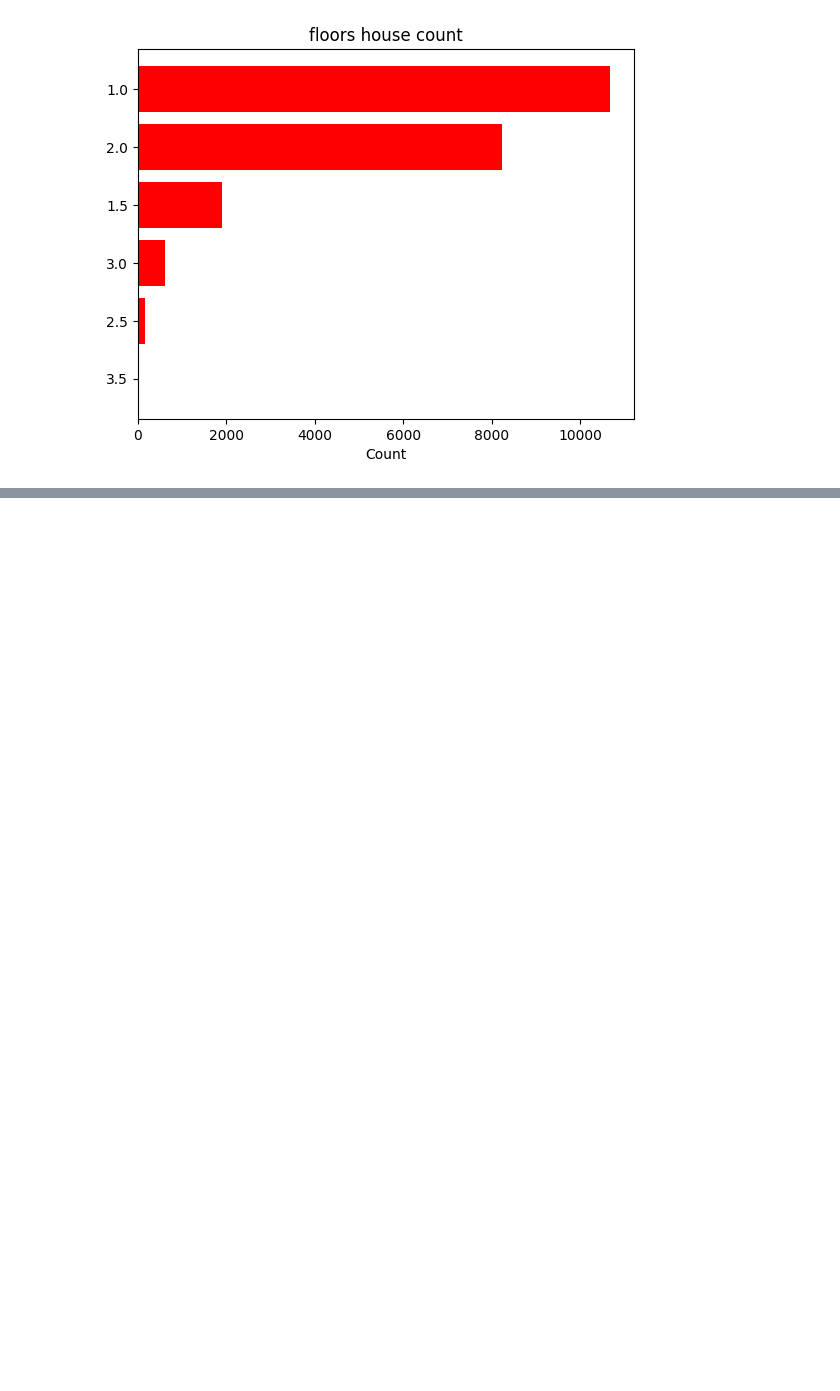
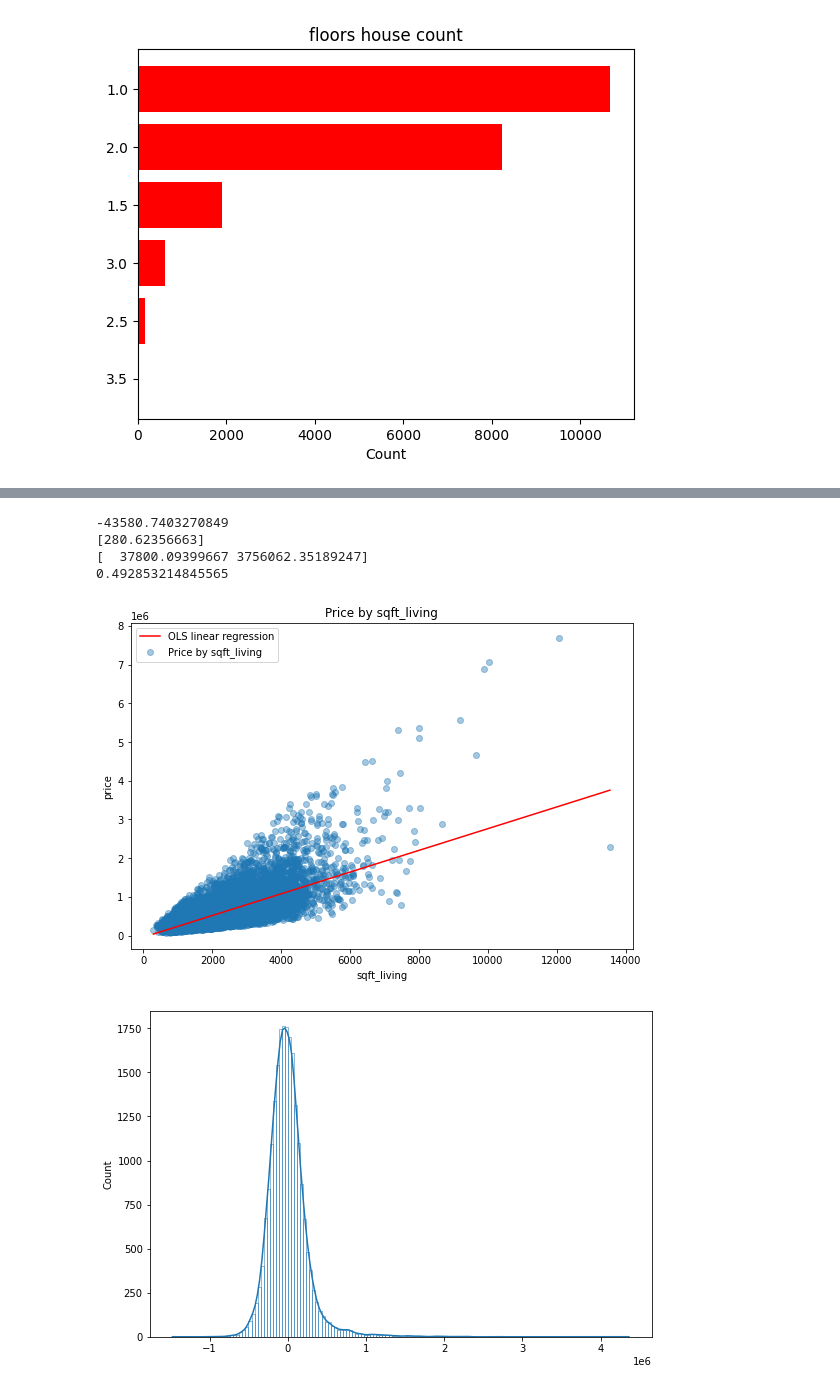
Before and after one commit to AlexHudnev/data_analysis, a Jupyter notebook: data_analysis.ipynb, the cells around one changed output, grey strips where cells are left out. Cells and saved outputs as stored; diff of their text form; code cells hidden in the pictures; blank space fills up the shorter version.

```diff
--- a/data_analysis.ipynb
+++ b/data_analysis.ipynb
@@ -99,0 +161,47 @@ plt.show()
+# %%
+from sklearn.linear_model import LinearRegression
+import seaborn as sns
+
+sqft_living = data['sqft_living'].values
+price = data['price'].values
+
+model = LinearRegression()
+
+model.fit(sqft_living.reshape(-1, 1), price)
+
+print(model.intercept_)
+print(model.coef_)
+
+
+# Нарисуем график с обучающими данными и моделью
+demo_x = np.array([sqft_living.min(), sqft_living.max()])
+demo_y = model.predict(demo_x.reshape(-1, 1))
+print(demo_y)
+
+plt.figure(figsize = (9, 6))
+plt.scatter(sqft_living, price, label = 'Price by sqft_living', alpha = 0.4)
+plt.plot(demo_x, demo_y, color = 'r', label = 'OLS linear regression')
+plt.xlabel('sqft_living')
+plt.ylabel('price')
+plt.title('Price by sqft_living')
+plt.legend()
+
+y_predicted = model.predict(sqft_living.reshape(-1,1))
+
+errors = price - y_predicted
+
+from sklearn.metrics import r2_score, mean_squared_error, mean_absolute_error
+print(r2_score(price, y_predicted))
+
+plt.figure(figsize = (9, 6))
+sns.histplot(x=errors,
+             bins=150,
+             fill=False,
+             kde=True);
+# %% [output]
+-43580.7403270849
+[280.62356663]
+[  37800.09399667 3756062.35189247]
+0.492853214845565
+[figure, added]
+[figure, added]
```
Also changed, not shown: parts of 61 cells of this notebook.
